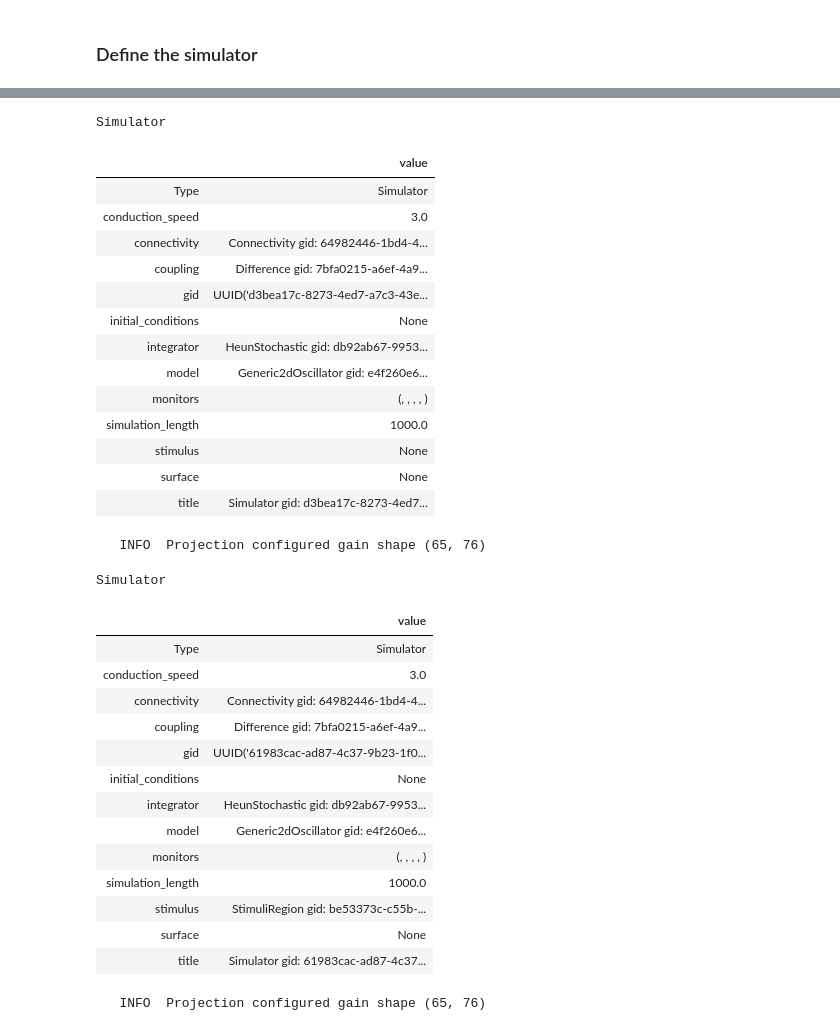
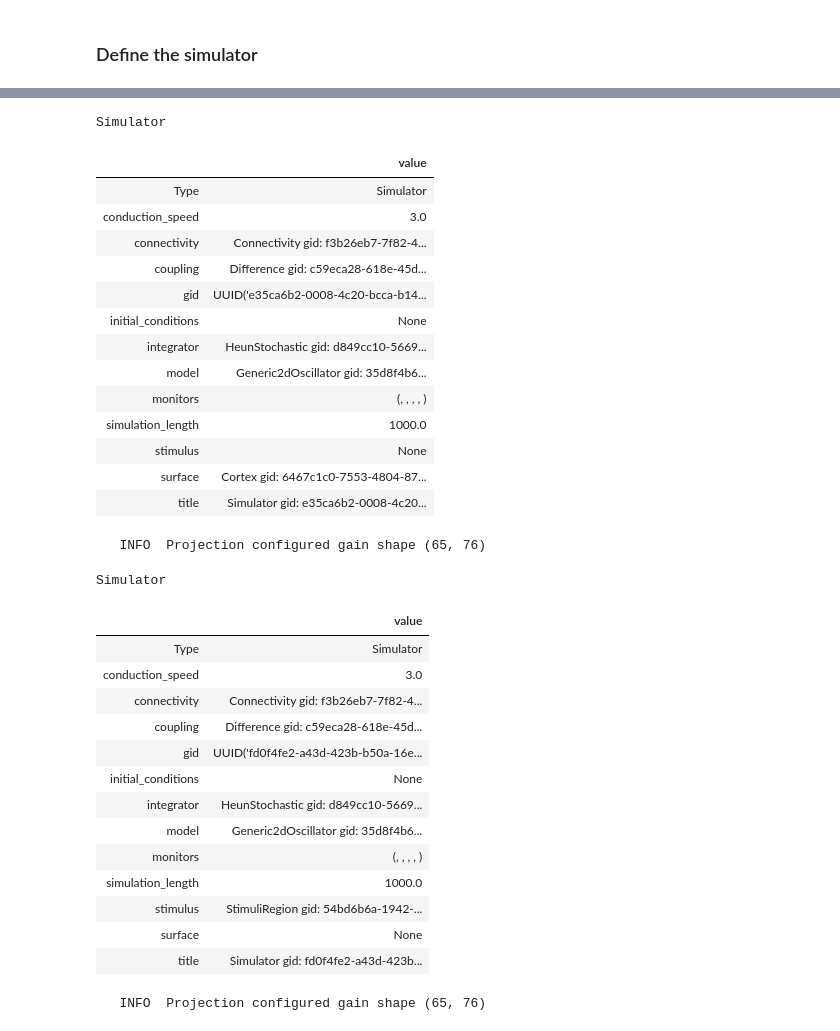
Before and after one commit to anujanegi/TMS-simulation, a Jupyter notebook: TMS_Simulation.ipynb, the cells around one changed output, grey strips where cells are left out. Drawn from its saved outputs; the diff is of its cells as text; code cells hidden in the pictures.

```diff
--- a/TMS_Simulation.ipynb
+++ b/TMS_Simulation.ipynb
@@ -368,7 +368,7 @@ mon_raw = monitors.Raw()
 mon_tavg = monitors.TemporalAverage(period=1.0)
 mon_savg = monitors.SpatialAverage(period=1.)
 mon_eeg = monitors.EEG.from_file(region_mapping=default_cortex.region_mapping_data,
-                                period=0.1)
+                                period=.1)
 mon_bold = monitors.Bold(period=100)
 
 # all_mons = (mon_raw, mon_tavg)
@@ -381,6 +381,7 @@ rs_sim = simulator.Simulator(model=net_model,
                           connectivity=white_matter,
                           coupling=white_matter_coupling,
                           integrator=heunint,
+                          surface=default_cortex,
                           monitors=all_mons,
                          )
 rs_sim.configure()
@@ -389,18 +391,18 @@ rs_sim.configure()
 Simulator
 |  | value |
 | Type | Simulator |
 | conduction_speed | 3.0 |
-| connectivity | Connectivity gid: 64982446-1bd4-4... |
-| coupling | Difference gid: 7bfa0215-a6ef-4a9... |
-| gid | UUID('d3bea17c-8273-4ed7-a7c3-43e... |
+| connectivity | Connectivity gid: f3b26eb7-7f82-4... |
+| coupling | Difference gid: c59eca28-618e-45d... |
+| gid | UUID('e35ca6b2-0008-4c20-bcca-b14... |
 | initial_conditions | None |
-| integrator | HeunStochastic gid: db92ab67-9953... |
-| model | Generic2dOscillator gid: e4f260e6... |
+| integrator | HeunStochastic gid: d849cc10-5669... |
+| model | Generic2dOscillator gid: 35d8f4b6... |
 | monitors | (, , , , ) |
 | simulation_length | 1000.0 |
 | stimulus | None |
-| surface | None |
-| title | Simulator gid: d3bea17c-8273-4ed7... |
+| surface | Cortex gid: 6467c1c0-7553-4804-87... |
+| title | Simulator gid: e35ca6b2-0008-4c20... |
 # %%
 #tms simulation
 tms_sim = simulator.Simulator(model=net_model,
@@ -417,17 +419,17 @@ Simulator
 |  | value |
 | Type | Simulator |
 | conduction_speed | 3.0 |
-| connectivity | Connectivity gid: 64982446-1bd4-4... |
-| coupling | Difference gid: 7bfa0215-a6ef-4a9... |
-| gid | UUID('61983cac-ad87-4c37-9b23-1f0... |
+| connectivity | Connectivity gid: f3b26eb7-7f82-4... |
+| coupling | Difference gid: c59eca28-618e-45d... |
+| gid | UUID('fd0f4fe2-a43d-423b-b50a-16e... |
 | initial_conditions | None |
-| integrator | HeunStochastic gid: db92ab67-9953... |
-| model | Generic2dOscillator gid: e4f260e6... |
+| integrator | HeunStochastic gid: d849cc10-5669... |
+| model | Generic2dOscillator gid: 35d8f4b6... |
 | monitors | (, , , , ) |
 | simulation_length | 1000.0 |
-| stimulus | StimuliRegion gid: be53373c-c55b-... |
+| stimulus | StimuliRegion gid: 54bd6b6a-1942-... |
 | surface | None |
-| title | Simulator gid: 61983cac-ad87-4c37... |
+| title | Simulator gid: fd0f4fe2-a43d-423b... |
 # %%
 #rtms simulation
 rtms_sim = simulator.Simulator(model=net_model,
```
Also changed, not shown: parts of 11 cells of this notebook.
